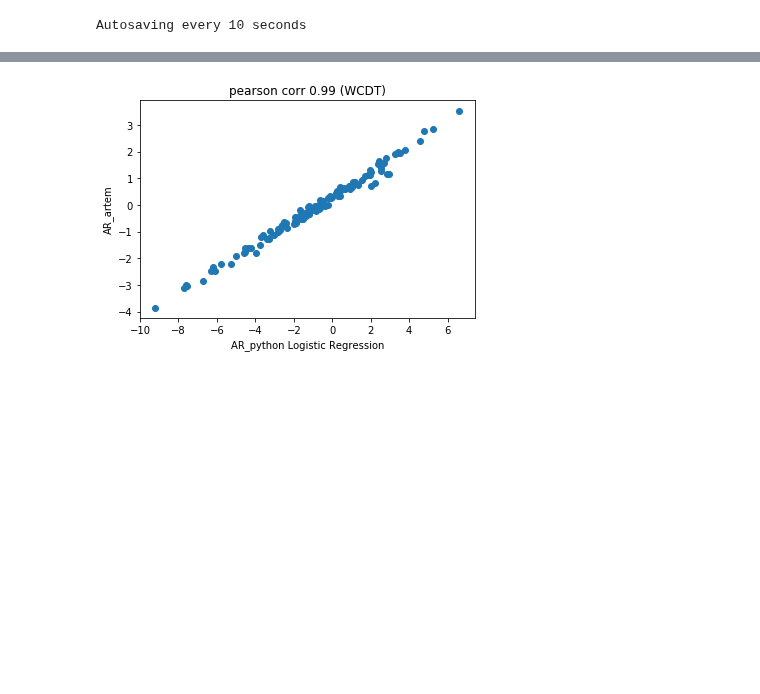
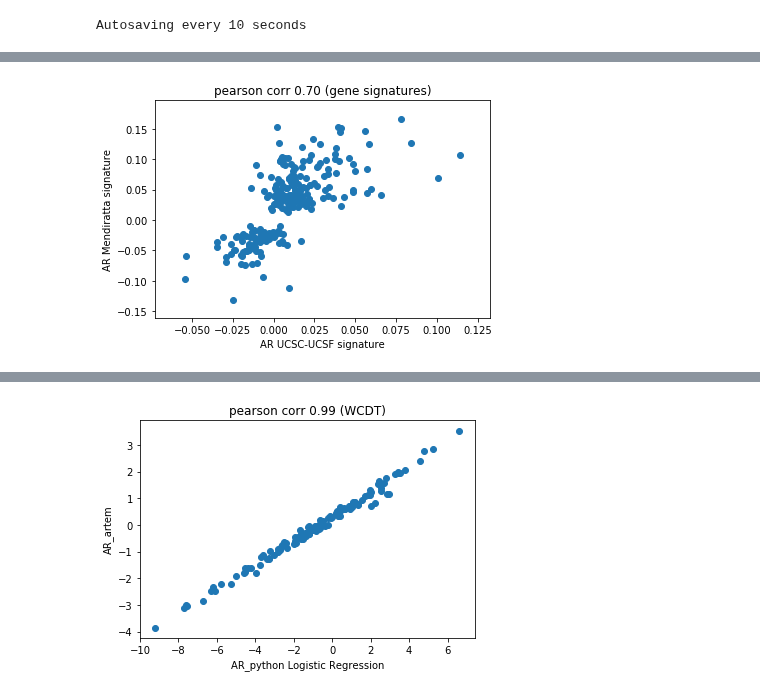
Before and after one commit to MollyZhang/ARsig_python, a Jupyter notebook: ARsig.ipynb, the cells around one changed output, grey strips where cells are left out. Saved outputs shown, nothing was run; the diff lists cells and outputs as text; code cells hidden in the pictures; blank space fills up the shorter version.

Commit message:
calculate correlation between febbo and UCSC signature

```diff
--- a/ARsig.ipynb
+++ b/ARsig.ipynb
@@ -38,7 +95,11 @@ Autosaving every 10 seconds
 X_file = "data/AR/AR_cell_line_mRNA.txt"
 Y_file = "data/AR/AR_cell_line_clinical.txt"
 X_WCDT_file = "data/WCDT_mRNA.tsv"
+febbo_file = "data/AR/febbo-coeff.csv"
 
 X_df = pd.read_csv(X_file, delimiter="\t")
 Y_df = pd.read_csv(Y_file, delimiter="\t")
 WCDT_df = pd.read_csv(X_WCDT_file, delimiter="\t")
+febbo_df = pd.read_csv(febbo_file)
+
+_, X, Y, WCDT_df, febbo_df = data_prep(X_df, Y_df, WCDT_df, febbo_df)
@@ -99,5 +106,3 @@ def data_prep(X_df, Y_df):
-# %%
-_, X, Y, WCDT_df = data_prep(X_df, Y_df)
 # %%
 def get_artem_sig(plot=False):
     df1 = pd.read_csv("data/AR/ar-sig-gelnet.ker.rnk", delimiter="\t",
@@ -154,0 +121,16 @@ for classifier_name, classifier in classifiers.items():
+# %%
+classifier = linear_model.LogisticRegression()
+classifier.fit(X, Y['ligand'])
+UC_df = pd.DataFrame(data=classifier.coef_[0], index=X.columns, columns=["UC signature"])
+# %%
+# correlation of genes signatures
+plt.figure()
+common_genes = sorted(list(set(UC_df.index).intersection(set(febbo_df.index))))
+plt.scatter(UC_df.loc[common_genes], febbo_df.loc[common_genes])
+plt.title("pearson corr %.2f (gene signatures)" %stats.pearsonr(
+    UC_df.loc[common_genes], febbo_df.loc[common_genes])[0])
+plt.xlabel("AR UCSC-UCSF signature")
+plt.ylabel("AR Mendiratta signature")
+plt.show()
+# %% [output]
+[figure, added]
```
Also changed, not shown: parts of 4 cells of this notebook.
